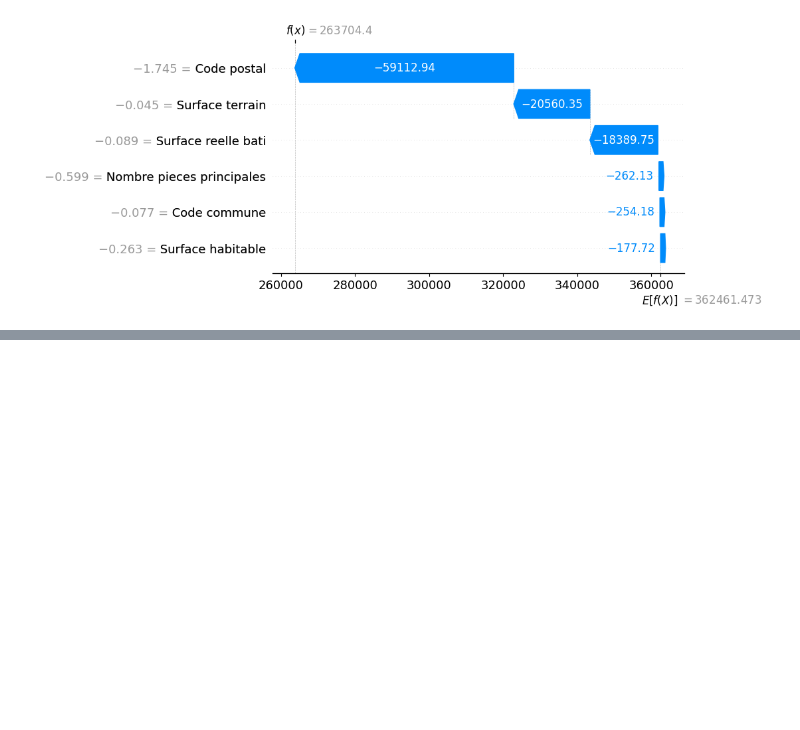
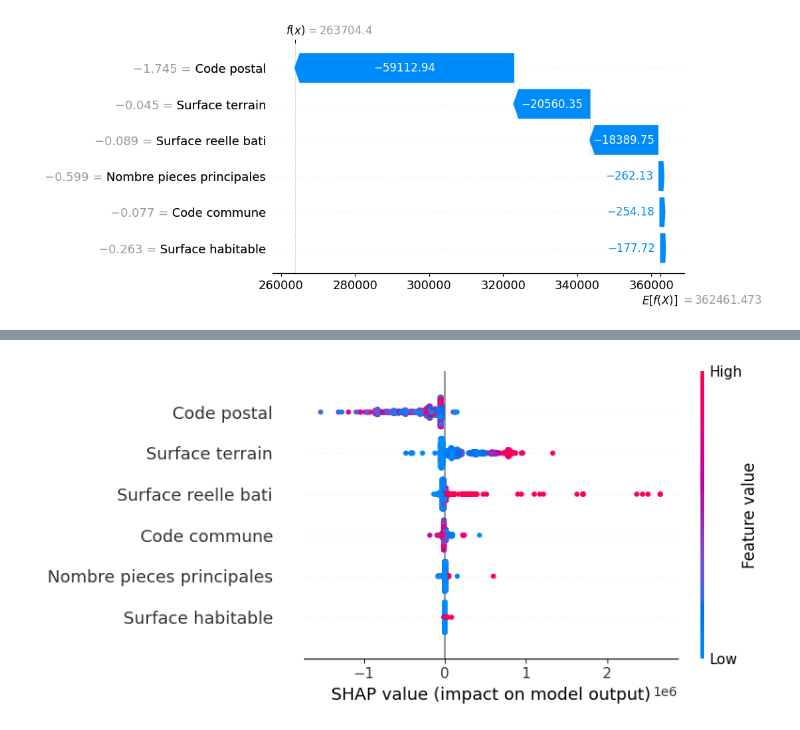
Before and after one commit to VestiC1/Projet-immo, a Jupyter notebook: notebooks/model-shap.ipynb, the cells around one changed output, grey strips where cells are left out. Saved outputs shown, nothing was run; the diff lists cells and outputs as text; code cells hidden in the pictures; blank space fills up the shorter version.

```diff
--- a/notebooks/model-shap.ipynb
+++ b/notebooks/model-shap.ipynb
@@ -76,0 +101,12 @@ corr.style.background_gradient(cmap='coolwarm')
+# %%
+# Get scaled data
+X_test_scaled_rf = pipe_rf.named_steps['scaler'].transform(X_test)
+# %%
+# SHAP analysis
+explainer = shap.TreeExplainer(pipe_rf.named_steps['rf'])
+shap_values = explainer.shap_values(X_test_scaled_rf)
+# %%
+# Visualizations
+shap.summary_plot(shap_values, X_test_scaled_rf, feature_names=X.columns)
+# %% [output]
+[figure, added]
```
Also changed, not shown: parts of 29 cells of this notebook.
